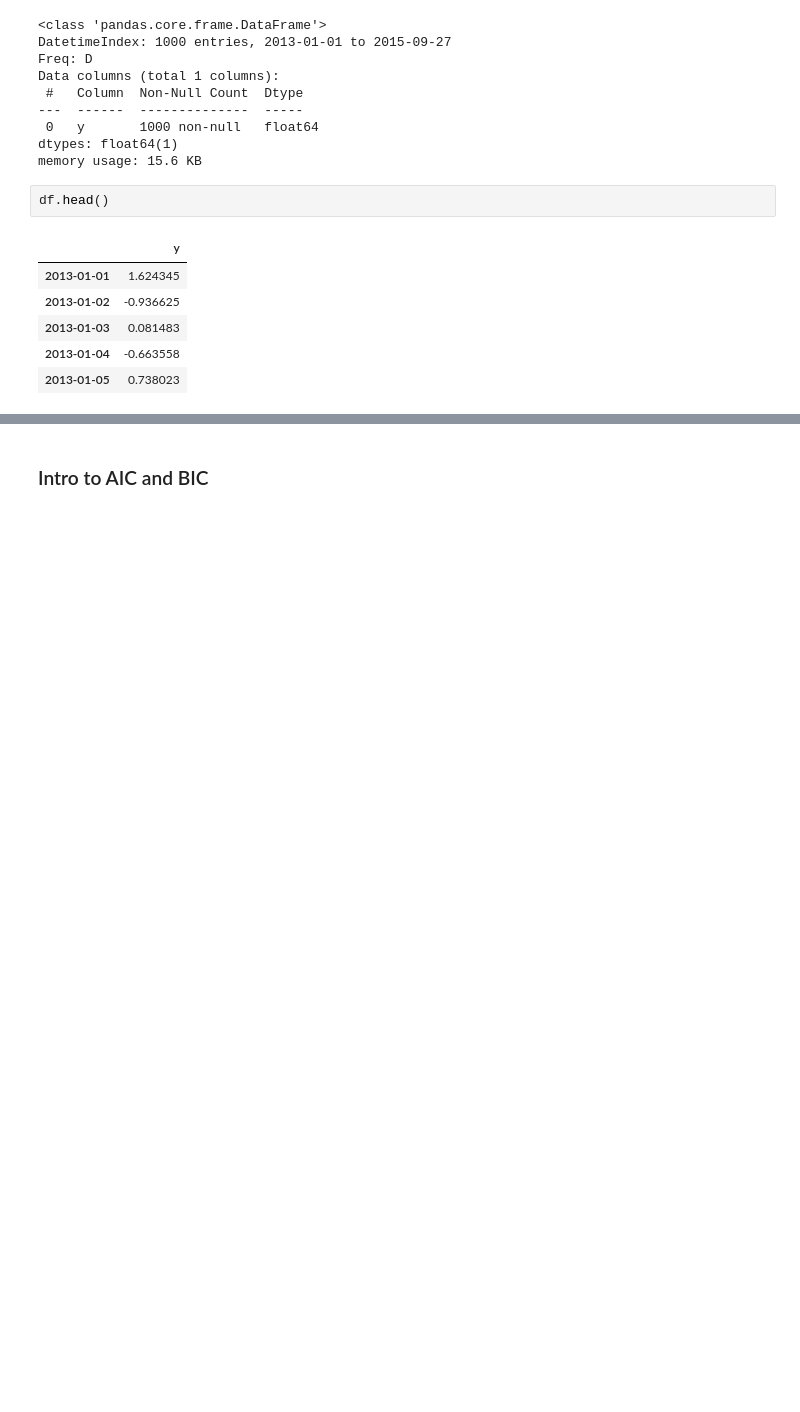
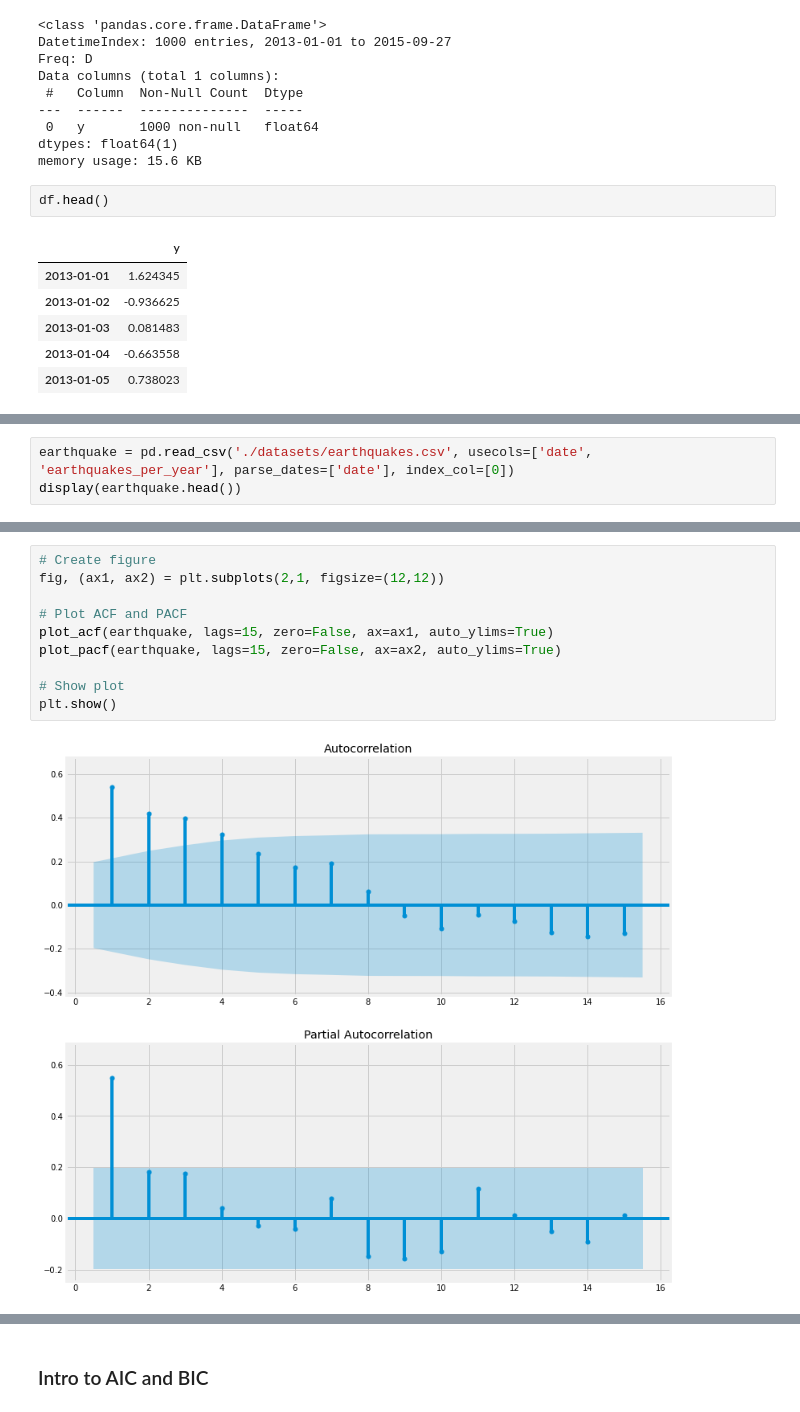
Before and after one commit to anhhaibkhn/Data-Science-selfstudy-notes-Blog, a Jupyter notebook: _notebooks/ARIMA Models in Python/2022-08-28-ARIMA Models in Python.ipynb, the cells around one changed output, grey strips where cells are left out. Drawn from its saved outputs; the diff is of its cells as text; blank space fills up the shorter version.

```diff
--- a/_notebooks/ARIMA Models in Python/2022-08-28-ARIMA Models in Python.ipynb
+++ b/_notebooks/ARIMA Models in Python/2022-08-28-ARIMA Models in Python.ipynb
@@ -1070,0 +1078,3 @@ date
+# %%
+earthquake = pd.read_csv('./datasets/earthquakes.csv', usecols=['date', 'earthquakes_per_year'], parse_dates=['date'], index_col=[0])
+display(earthquake.head())
@@ -1070,0 +1101,12 @@ date
+# %%
+# Create figure
+fig, (ax1, ax2) = plt.subplots(2,1, figsize=(12,12))
+
+# Plot ACF and PACF
+plot_acf(earthquake, lags=15, zero=False, ax=ax1, auto_ylims=True)
+plot_pacf(earthquake, lags=15, zero=False, ax=ax2, auto_ylims=True)
+
+# Show plot
+plt.show()
+# %% [output]
+[figure, added]
```
Also changed, not shown: parts of 119 cells of this notebook, 28 other files.
